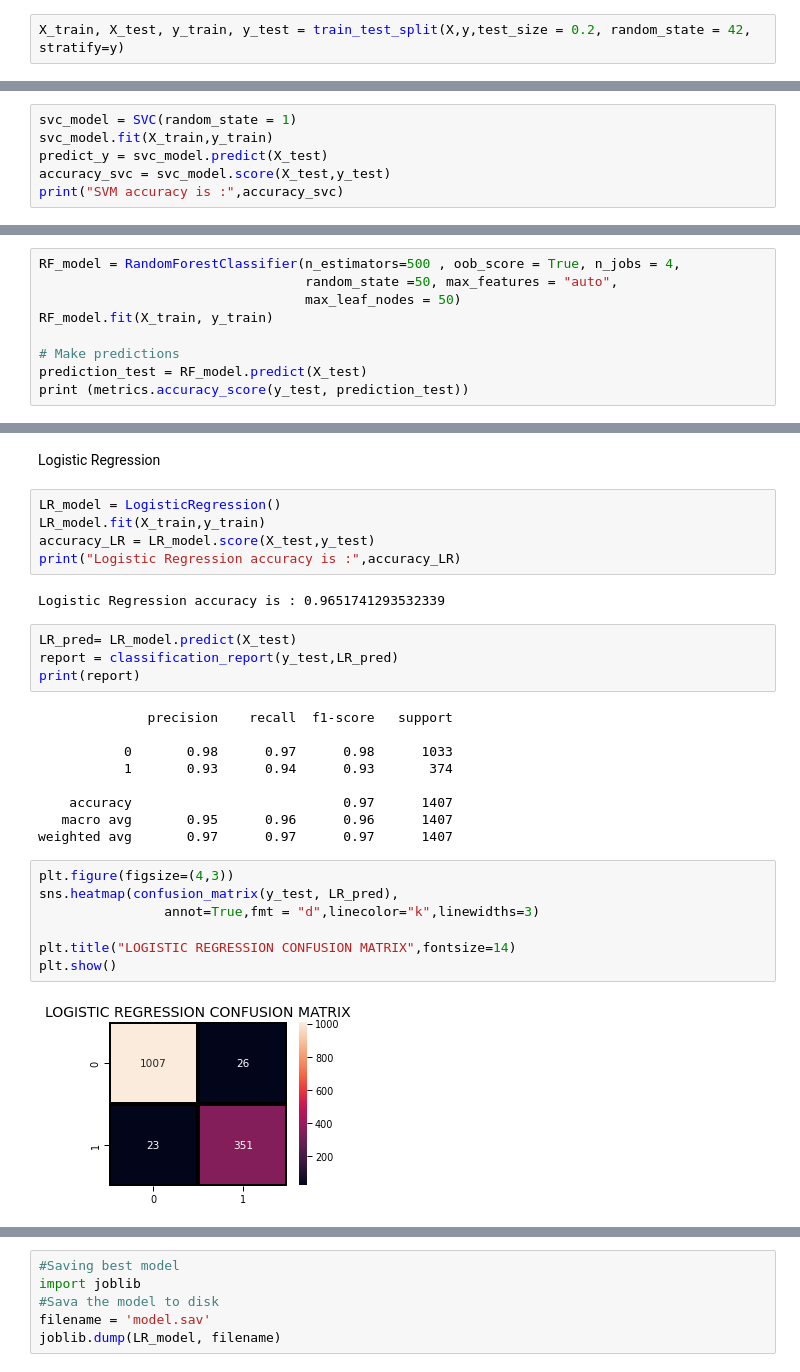
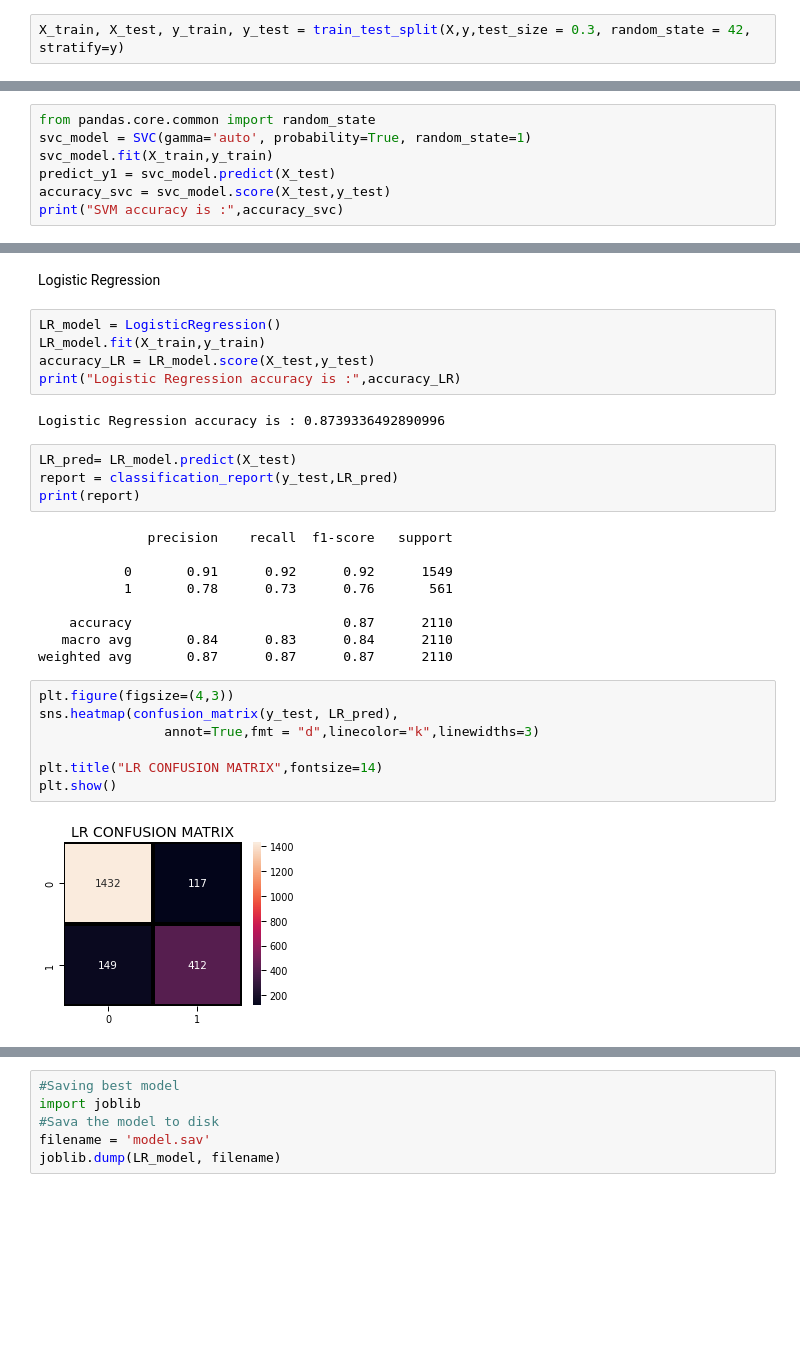
Before and after one commit to Mrkomiljon/google-colab-, a Jupyter notebook: asosiy_churn_prediction_diploma_work.ipynb, the cells around one changed output, grey strips where cells are left out. Cells and saved outputs as stored; diff of their text form; blank space fills up the shorter version.

```diff
--- a/asosiy_churn_prediction_diploma_work.ipynb
+++ b/asosiy_churn_prediction_diploma_work.ipynb
@@ -482,7 +482,7 @@ Name: Churn Value, dtype: float64
 X = df.drop(columns = ['Churn Value'])
 y = df['Churn Value'].values
 # %%
-X_train, X_test, y_train, y_test = train_test_split(X,y,test_size = 0.2, random_state = 42, stratify=y)
+X_train, X_test, y_train, y_test = train_test_split(X,y,test_size = 0.3, random_state = 42, stratify=y)
 # %%
 def distplot(feature, frame, color='r'):
     plt.figure(figsize=(8,3))
@@ -559,9 +578,10 @@ weighted avg       0.54      0.73      0.62      1407
 # %% [markdown]
 # SVM
 # %%
-svc_model = SVC(random_state = 1)
+from pandas.core.common import random_state
+svc_model = SVC(gamma='auto', probability=True, random_state=1)
 svc_model.fit(X_train,y_train)
-predict_y = svc_model.predict(X_test)
+predict_y1 = svc_model.predict(X_test)
 accuracy_svc = svc_model.score(X_test,y_test)
 print("SVM accuracy is :",accuracy_svc)
 # %% [output]
@@ -582,9 +599,0 @@ Random Forest
-# %%
-RF_model = RandomForestClassifier(n_estimators=500 , oob_score = True, n_jobs = 4,
-                                  random_state =50, max_features = "auto",
-                                  max_leaf_nodes = 50)
-RF_model.fit(X_train, y_train)
-
-# Make predictions
-prediction_test = RF_model.predict(X_test)
-print (metrics.accuracy_score(y_test, prediction_test))
@@ -629,7 +605,7 @@ LR_model.fit(X_train,y_train)
 accuracy_LR = LR_model.score(X_test,y_test)
 print("Logistic Regression accuracy is :",accuracy_LR)
 # %% [output]
-Logistic Regression accuracy is : 0.9651741293532339
+Logistic Regression accuracy is : 0.8739336492890996
 # %%
 LR_pred= LR_model.predict(X_test)
 report = classification_report(y_test,LR_pred)
@@ -637,21 +613,21 @@ print(report)
 # %% [output]
               precision    recall  f1-score   support
 
-           0       0.98      0.97      0.98      1033
-           1       0.93      0.94      0.93       374
+           0       0.91      0.92      0.92      1549
+           1       0.78      0.73      0.76       561
 
-    accuracy                           0.97      1407
-   macro avg       0.95      0.96      0.96      1407
-weighted avg       0.97      0.97      0.97      1407
+    accuracy                           0.87      2110
+   macro avg       0.84      0.83      0.84      2110
+weighted avg       0.87      0.87      0.87      2110
 # %%
 plt.figure(figsize=(4,3))
 sns.heatmap(confusion_matrix(y_test, LR_pred),
                 annot=True,fmt = "d",linecolor="k",linewidths=3)
 
-plt.title("LOGISTIC REGRESSION CONFUSION MATRIX",fontsize=14)
+plt.title("LR CONFUSION MATRIX",fontsize=14)
 plt.show()
 # %% [output]
-[figure, old version]
+[figure, new version]
 # %%
 y_pred_prob = LR_model.predict_proba(X_test)[:,1]
 fpr, tpr, thresholds = roc_curve(y_test, y_pred_prob)
```
Also changed, not shown: parts of 79 cells of this notebook.
